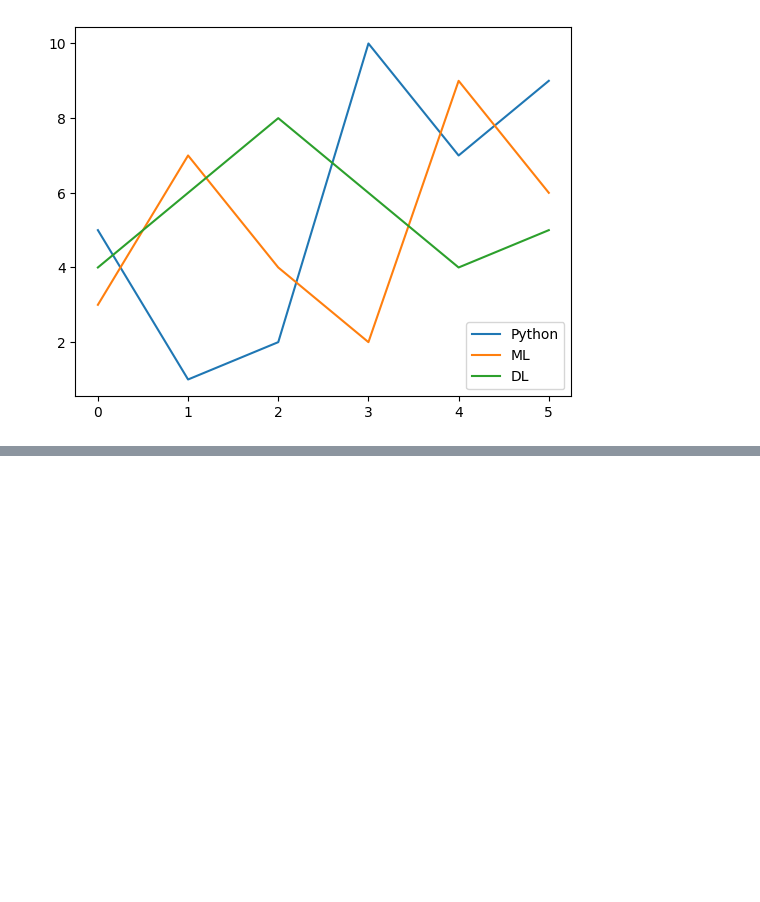
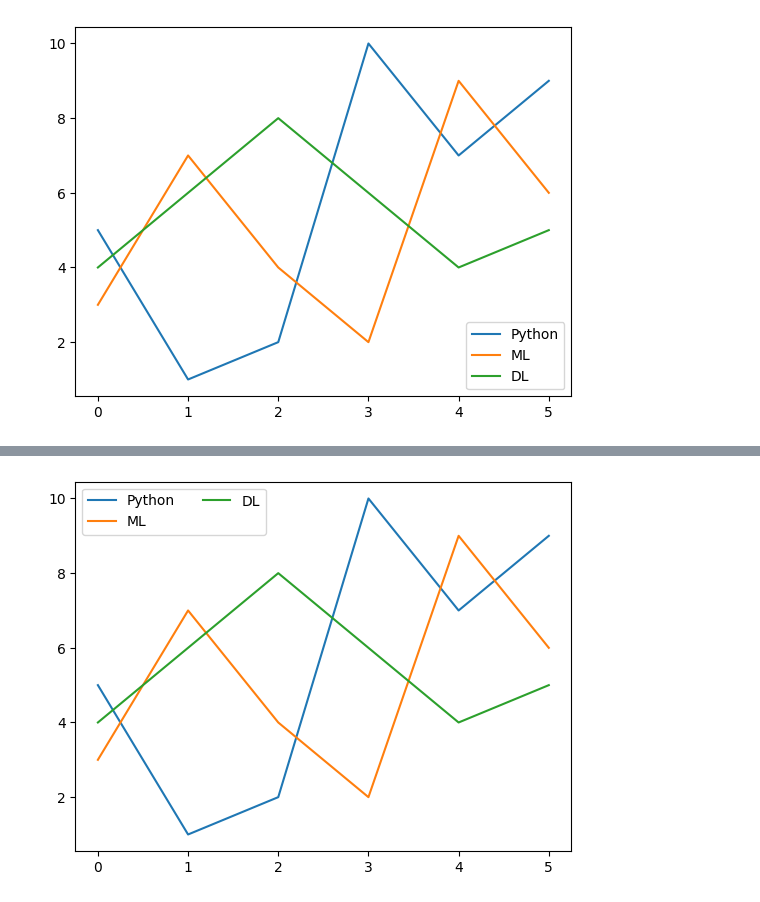
Before and after one commit to 9-coding/DataProcessing, a Jupyter notebook: Matplotlib/02-labels.ipynb, the cells around one changed output, grey strips where cells are left out. Saved outputs shown, nothing was run; the diff lists cells and outputs as text; code cells hidden in the pictures; blank space fills up the shorter version.

Commit message:
FEAT: add legend options description

```diff
--- a/Matplotlib/02-labels.ipynb
+++ b/Matplotlib/02-labels.ipynb
@@ -148,10 +148,6 @@ plt.show()
 - 9: upper center
 - 10: center
 # %%
-y1 = np.array([5, 1, 2, 10, 7, 9])
-y2 = np.array([3, 7, 4, 2, 9, 6])
-y3 = np.array([4, 6, 8, 6, 4, 5])
-
 plt.plot(y1, label='Python')
 plt.plot(y2, label='ML')
 plt.plot(y3, label='DL')
@@ -163,0 +164,9 @@ plt.show()
+# %%
+plt.plot(y1, label='Python')
+plt.plot(y2, label='ML')
+plt.plot(y3, label='DL')
+plt.legend(ncol=2)
+
+plt.show()
+# %% [output]
+[figure, added]
```
Also changed, not shown: parts of 7 cells of this notebook.
